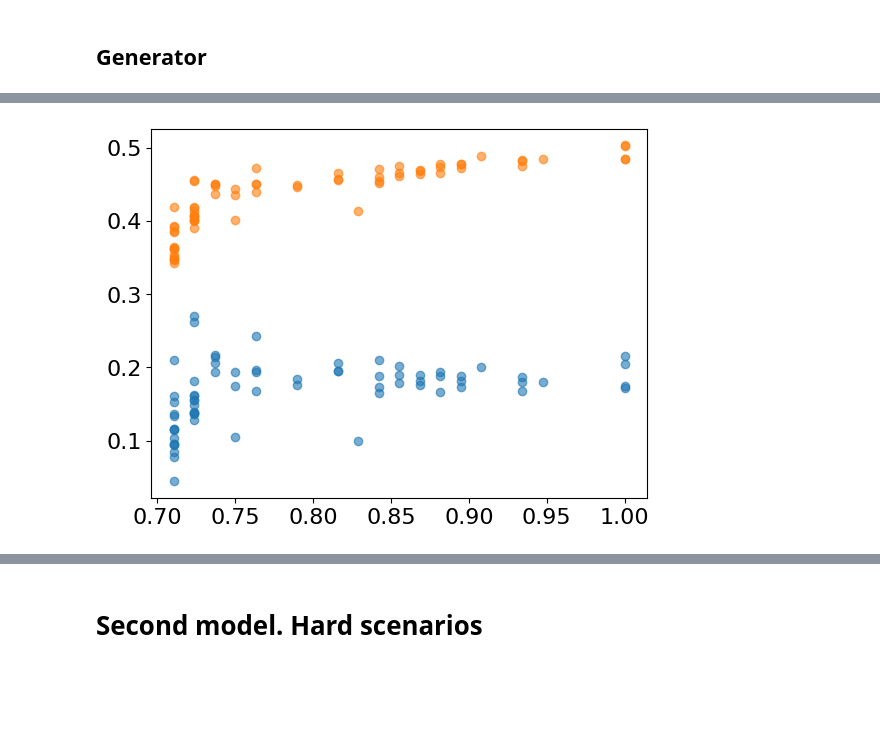
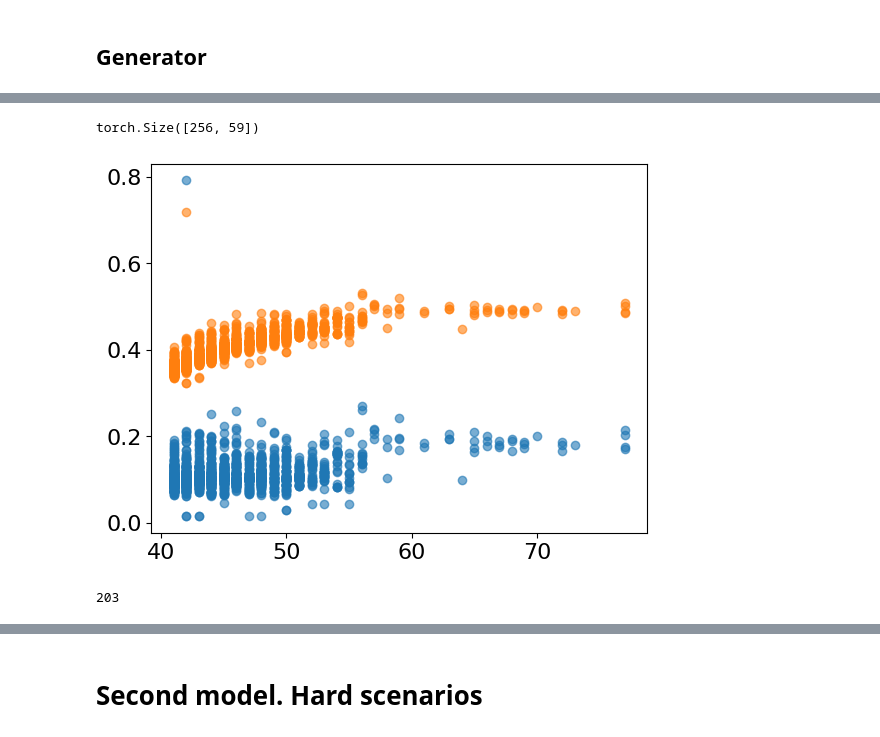
Before and after one commit to osa-bot/Benchmarking, a Jupyter notebook: Scenario_model.ipynb, the cells around one changed output, grey strips where cells are left out. Cells and saved outputs as stored; diff of their text form; code cells hidden in the pictures; blank space fills up the shorter version.

```diff
--- a/Scenario_model.ipynb
+++ b/Scenario_model.ipynb
@@ -95,2 +107,4 @@ data = data.drop('date', axis=1)
+# %%
+data_unnormalized = copy.deepcopy(data)
 # %%
-X, y = data.drop('pricemetr', axis=1), data['pricemetr']
+# X, y = data.drop('pricemetr', axis=1), data['pricemetr']
@@ -127,0 +111,16 @@ data
+# %%
+scaler_num = MinMaxScaler()
+scaler_cat = MinMaxScaler()
+label_encoder = LabelEncoder()
+
+data_unnormalized[num_cols_name_w_feat] = scaler_num.fit_transform(data_unnormalized[num_cols_name_w_feat])
+
+label_encoders_arr = []
+for col in cat_cols_name:
+    label_encoder = LabelEncoder()
+    data_unnormalized[col] = label_encoder.fit_transform(data_unnormalized[col])
+    label_encoders_arr.append(label_encoder)
+
+
+data[num_cols_name_w_feat] = scaler_num.transform(data[num_cols_name_w_feat])
+data[cat_cols_name_w_feat] = scaler_cat.fit_transform(data[cat_cols_name_w_feat])
@@ -261,8 +270,8 @@ class DataseCustomScenario(torch.utils.data.Dataset):
     def __getitem__(self, idx):
         return [self.data_wo_x[idx], self.X_for_sc[idx], self.y_sc[idx]]
 
-z = 0.7
-idx_sc = data[data['floor'] > z].index
+z = 40 # 0.7
+idx_sc = data_unnormalized[data_unnormalized['floor'] > z].index
 f = lambda arr: np.array(list(map(lambda y: 0.5 * y + 0.3, arr))) #+  0.1 * np.sin(np.linspace(0, 1, len(arr))*5)
 
 # def f(data):
@@ -277,17 +286,21 @@ f = lambda arr: np.array(list(map(lambda y: 0.5 * y + 0.3, arr))) #+  0.1 * np.s
 
 #     return y_sc
 
-data_wo_x = torch.tensor(data.loc[idx_sc].drop(['floor', 'pricemetr'], axis=1).values.astype('float32'))
+data_wo_x = torch.tensor(data_unnormalized.loc[idx_sc].drop([feat_name, 'pricemetr'], axis=1).values.astype('float32'))
 
 # y_sc = torch.tensor( f(data.loc[idx_sc, 'pricemetr'].values.astype('float32')) ).view(-1, 1)
 # y_sc = f(data)
-y_sc = np.array(sorted(np.array(list(zip(np.arange(len(idx_sc)), data['floor'].loc[idx_sc].values, f(data.loc[idx_sc,'pricemetr'])))), key=lambda x: x[1]))
+y_sc = np.array(sorted(np.array(list(zip(np.arange(len(idx_sc)), \
+                                    data_unnormalized[feat_name].loc[idx_sc].values, \
+                                    f(data_unnormalized.loc[idx_sc,'pricemetr']))
+                                     )),\
+                key=lambda x: x[1]))
 y_sc[:, 2] = y_sc[:, 2] + 0.1 *  np.linspace(0, 1, len(y_sc))
 y_sc = np.array(sorted(y_sc, key=lambda x: x[0]))
 y_sc = torch.tensor(y_sc[:, 2].astype('float32')).view(-1, 1)
 
 
-X_for_sc = torch.tensor(data.loc[idx_sc, 'floor'].values.astype('float32')).view(-1, 1)
+X_for_sc = torch.tensor(data_unnormalized.loc[idx_sc, feat_name].values.astype('float32')).view(-1, 1)
 
 
 sc_dataset = DataseCustomScenario(data_wo_x.unsqueeze(1), X_for_sc, y_sc)
@@ -295,3 +346,7 @@ sc_loader = torch.utils.data.DataLoader(sc_dataset, batch_size=256, shuffle=True
+# %%
+F.one_hot(next(iter(sc_loader))[0][:, 0].T[1].long(), num_classes=59).size()
+# %% [output]
+torch.Size([256, 59])
 # %%
 # sc = lambda arr: np.array(list(map(lambda y: 0.5 * y + 0.2, arr))) + 0.1 * np.sin(10 * np.linspace(0, 1, len(arr)))
 
@@ -302,12 +357,12 @@ sc_loader = torch.utils.data.DataLoader(sc_dataset, batch_size=256, shuffle=True
 # y_sc.index = idx_after_sort
 # y_sc = y_sc.loc[idx_sc].values.astype('float32')
 # %%
-plt.scatter(data['floor'].loc[idx_sc], data.loc[idx_sc, 'pricemetr'], alpha=0.6)
+plt.scatter(data_unnormalized['floor'].loc[idx_sc], data_unnormalized.loc[idx_sc, 'pricemetr'], alpha=0.6)
 # plt.scatter(data['floor'].loc[idx_sc], f(data.loc[idx_sc,'pricemetr']), alpha=0.6)
-plt.scatter(data['floor'].loc[idx_sc], y_sc, alpha=0.6)
+plt.scatter(data_unnormalized['floor'].loc[idx_sc], y_sc, alpha=0.6)
 # plt.scatter(data['floor'].loc[idx_sc], xgb.predict(synth_df), alpha=0.6)
 
 plt.show()
 # %% [output]
-[figure, old version]
+[figure, new version]
 # %%
@@ -315,3 +376,7 @@ pos = np.where(data.columns == 'floor')[0][0]
+# %%
+sum(num_classes_all)
+# %% [output]
+203
 # %%
 class ResidualBlock(nn.Module):
     def __init__(self, channels):
```
Also changed, not shown: parts of 53 cells of this notebook.
